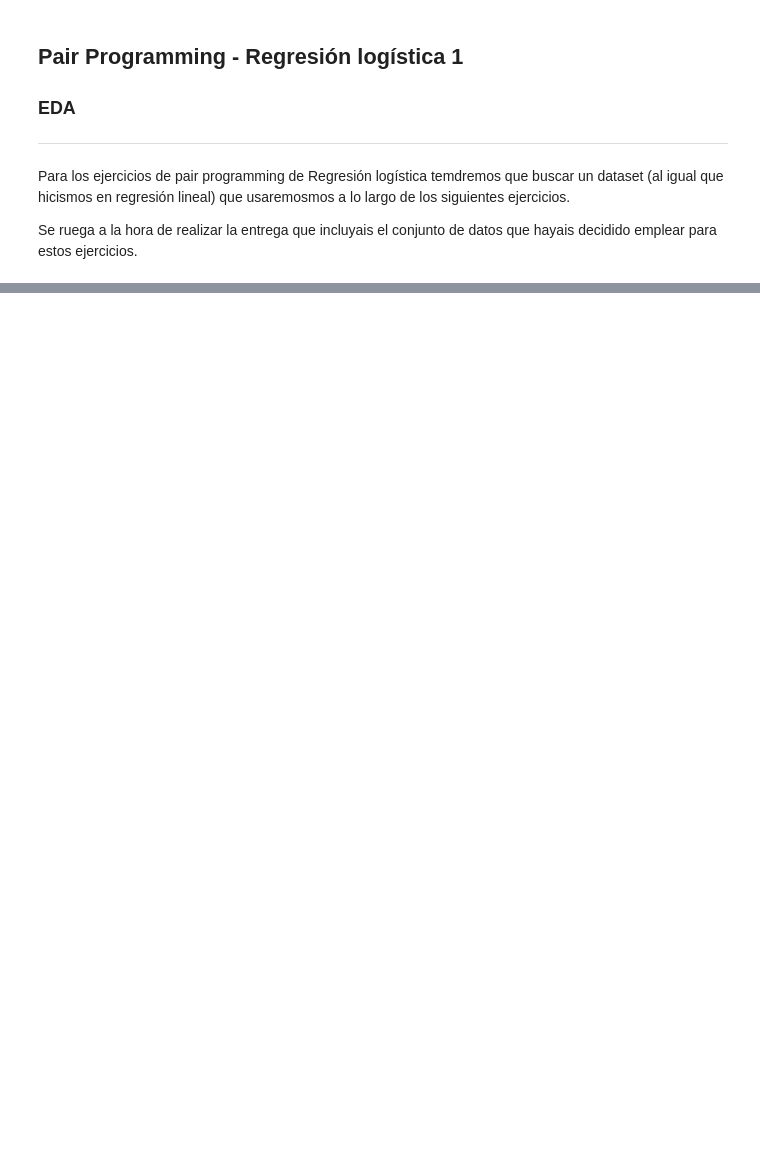
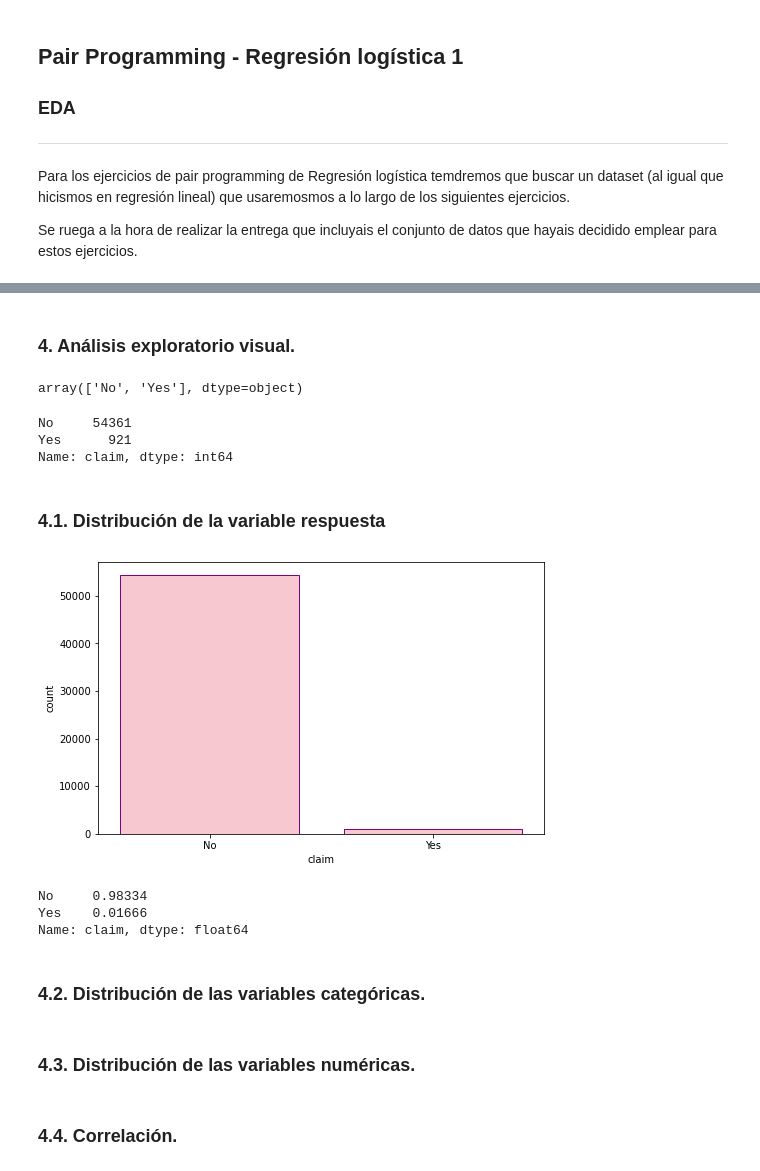
Before and after one commit to Adalab/DA-promo-c-modulo-3-sprint-1-Mina-Mai, a Jupyter notebook: Regresion_logistica/pp_regresion_logistica_1.ipynb, the cells around one changed output, grey strips where cells are left out. Drawn from its saved outputs; the diff is of its cells as text; code cells hidden in the pictures; blank space fills up the shorter version.

```diff
--- a/Regresion_logistica/pp_regresion_logistica_1.ipynb
+++ b/Regresion_logistica/pp_regresion_logistica_1.ipynb
@@ -20,0 +182,29 @@ Se recomienda que el conjunto de datos a analizar tenga variables numéricas y c
+# %%
+mapa_seguros = {'Cancellation Plan' : 'Cancellation Plan' ,
+ '2 way Comprehensive Plan':'2 way Comprehensive Plan' ,
+ 'Rental Vehicle Excess Insurance': 'Rental Vehicle Excess Insurance',
+ 'Basic Plan':'Basic Plan' ,
+ 'Bronze Plan':'Bronze Plan',
+ '1 way Comprehensive Plan': '1 way Comprehensive Plan',
+ 'Value Plan': 'Value Plan',
+ 'Silver Plan':'Silver Plan',
+ 'Annual Silver Plan':'Annual Silver Plan',
+ 'Ticket Protector': 'Ticket Protector',
+ 'Travel Cruise Protect': 'Travel Cruise Protect' ,
+ 'Comprehensive Plan':'Comprehensive Plan',
+ 'Gold Plan':'Gold Plan',
+ '24 Protect': 'Others insurances',
+ 'Single Trip Travel Protect Gold':'Others insurances',
+ 'Annual Gold Plan':'Others insurances',
+ 'Premier Plan' :'Others insurances',
+ 'Single Trip Travel Protect Silver' : 'Others insurances',
+ 'Annual Travel Protect Gold' : 'Others insurances',
+ 'Annual Travel Protect Silver': 'Others insurances',
+ 'Individual Comprehensive Plan': 'Others insurances',
+ 'Single Trip Travel Protect Platinum': 'Others insurances',
+ 'Annual Travel Protect Platinum': 'Others insurances',
+ 'Spouse or Parents Comprehensive Plan': 'Others insurances',
+ 'Child Comprehensive Plan': 'Others insurances',
+ 'Travel Cruise Protect Family': 'Others insurances'}
+# %%
+df['product_name'] = df['product_name'].map(mapa_seguros)
@@ -20,0 +254,2 @@ Se recomienda que el conjunto de datos a analizar tenga variables numéricas y c
+# %%
+df.gender.fillna('PNS', inplace=True)
@@ -20,0 +268,3 @@ Se recomienda que el conjunto de datos a analizar tenga variables numéricas y c
+# %%
+#Borramos las filas duplicadas
+df.drop_duplicates(inplace=True)
@@ -20,0 +286,33 @@ Se recomienda que el conjunto de datos a analizar tenga variables numéricas y c
+# %% [markdown]
+### 4. Análisis exploratorio visual.
+# %%
+#Variable respuesta
+df.claim.unique()
+# %% [output]
+array(['No', 'Yes'], dtype=object)
+# %%
+df.claim.value_counts()
+# %% [output]
+No     54361
+Yes      921
+Name: claim, dtype: int64
+# %% [markdown]
+### 4.1. Distribución de la variable respuesta
+# %%
+#Gráfica de distribución de la variable respuesta
+plt.figure(figsize=(8,5))
+
+fig1 = sns.countplot(data = df, x = "claim",  color = "pink",  edgecolor='purple')
+fig1.set(xticklabels=["No", "Yes"])
+plt.show();
+# %% [output]
+[figure, added]
+# %%
+#Porcentajes variable respuesta
+df["claim"].value_counts() / df.shape[0]
+# %% [output]
+No     0.98334
+Yes    0.01666
+Name: claim, dtype: float64
+# %% [markdown]
+### 4.2. Distribución de las variables categóricas.
@@ -20,0 +321,2 @@ Se recomienda que el conjunto de datos a analizar tenga variables numéricas y c
+# %% [markdown]
+### 4.3. Distribución de las variables numéricas.
@@ -20,0 +325,2 @@ Se recomienda que el conjunto de datos a analizar tenga variables numéricas y c
+# %% [markdown]
+### 4.4. Correlación.
```
Also changed, not shown: parts of 37 cells of this notebook, 3 other files.
